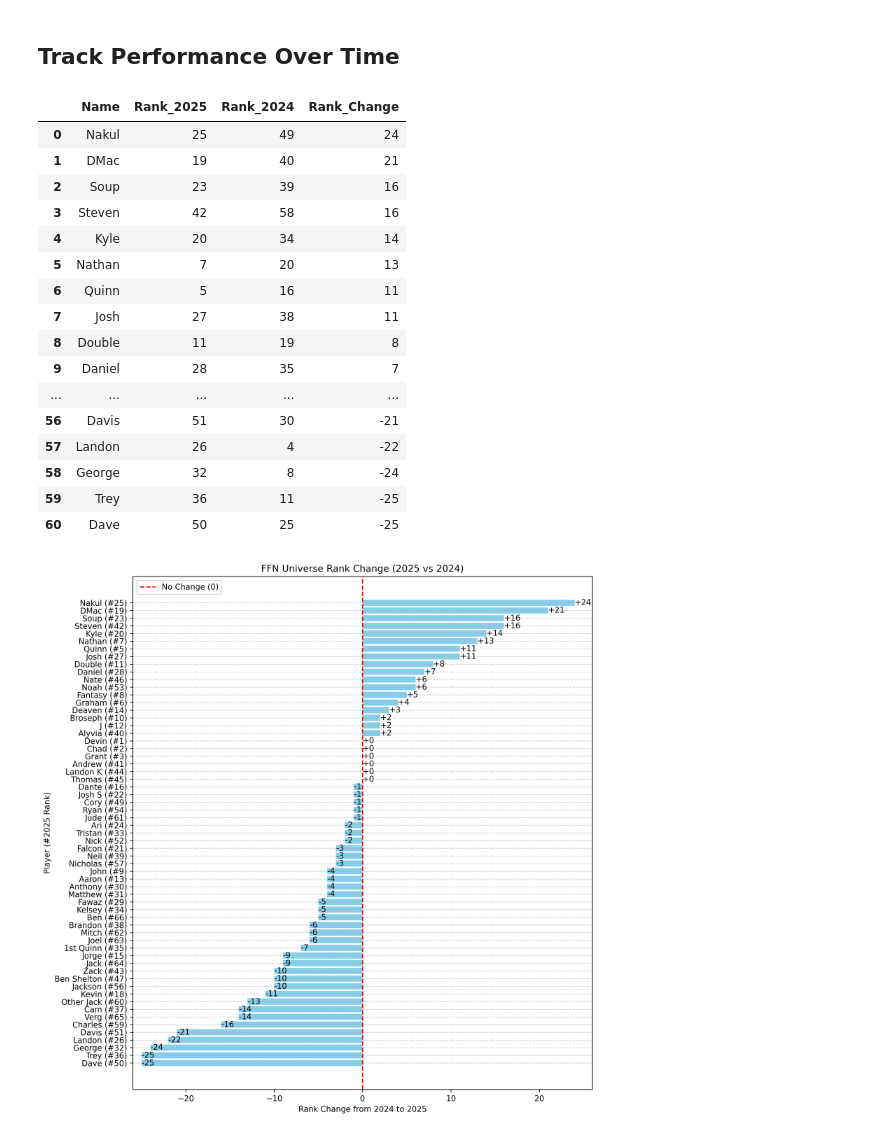
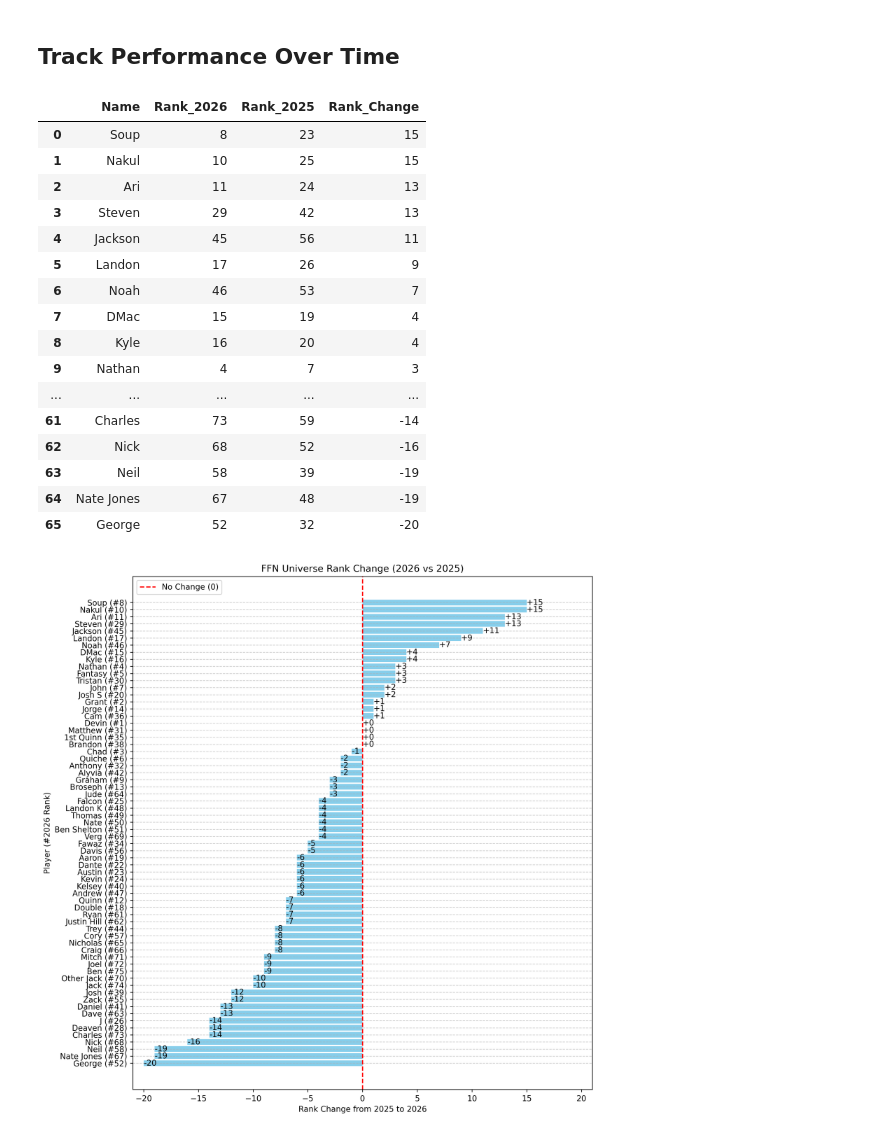
Before and after one commit to DevinD14/FFN_History, a Jupyter notebook: FFN_History_Analysis.ipynb, the cells around one changed output. Cells and saved outputs as stored; diff of their text form; code cells hidden in the pictures.

```diff
--- a/FFN_History_Analysis.ipynb
+++ b/FFN_History_Analysis.ipynb
@@ -568,6 +682,20 @@ print(latex_table_content)
 # %% [markdown]
 ## Track Performance Over Time
 # %%
+# March 2026 data
+march_2026_data = {
+    "Name": [
+        "Devin", "Grant", "Chad", "Nathan", "Fantasy", "Quiche", "John", "Soup", "Graham", "Nakul", "Ari",
+        "Quinn", "Broseph", "Jorge", "DMac", "Kyle", "Landon", "Double", "Aaron", "Josh S", "Tanner", "Dante",
+        "Austin", "Kevin", "Falcon", "J", "Tommy", "Deaven", "Steven", "Tristan", "Matthew", "Anthony", "Lucas",
+        "Fawaz", "1st Quinn", "Cam", "Jonah", "Brandon", "Josh", "Kelsey", "Daniel", "Alyvia", "George Drennen",
+        "Trey", "Jackson", "Noah", "Andrew", "Landon K", "Thomas", "Nate", "Ben Shelton", "George", "Danny Shay",
+        "Steven McDonald", "Zack", "Davis", "Cory", "Neil", "Eric", "Brandon Sedeska", "Ryan", "Justin Hill", "Dave",
+        "Jude", "Nicholas", "Craig", "Nate Jones", "Nick", "Verg", "Other Jack", "Mitch", "Joel", "Charles", "Jack", "Ben"
+    ],
+    "Rank_2026": list(range(1, 76))
+}
+
 # May 2025 data
 may_2025_data = {
     "Name": [
@@ -595,72 +723,73 @@ may_2024_data = {
 }
 
 # Create DataFrames
+df_2026 = pd.DataFrame(march_2026_data)
 df_2025 = pd.DataFrame(may_2025_data)
-df_2024 = pd.DataFrame(may_2024_data)
+#df_2024 = pd.DataFrame(may_2024_data)
 
 # Merge and calculate rank change
-merged_df = pd.merge(df_2025, df_2024, on="Name", how="left")
-merged_df["Rank_Change"] = merged_df["Rank_2024"] - merged_df["Rank_2025"]
+merged_df = pd.merge(df_2026, df_2025, on="Name", how="left")
+merged_df["Rank_Change"] = merged_df["Rank_2025"] - merged_df["Rank_2026"]
 
 # Drop missing and convert to int
 cleaned_df = merged_df.dropna(subset=["Rank_Change"])
-cleaned_df = cleaned_df.astype({"Rank_2025": int, "Rank_2024": int, "Rank_Change": int})
+cleaned_df = cleaned_df.astype({"Rank_2026": int, "Rank_2025": int, "Rank_Change": int})
 
 # Sort by Rank_Change descending, break ties with Rank_2025 ascending
-sorted_df = cleaned_df.sort_values(by=["Rank_Change", "Rank_2025"], ascending=[False, True]).reset_index(drop=True)
+sorted_df = cleaned_df.sort_values(by=["Rank_Change", "Rank_2026"], ascending=[False, True]).reset_index(drop=True)
 
 # Print result
 sorted_df
 # %% [output]
-|  | Name | Rank_2025 | Rank_2024 | Rank_Change |
-| 0 | Nakul | 25 | 49 | 24 |
-| 1 | DMac | 19 | 40 | 21 |
-| 2 | Soup | 23 | 39 | 16 |
-| 3 | Steven | 42 | 58 | 16 |
-| 4 | Kyle | 20 | 34 | 14 |
-| 5 | Nathan | 7 | 20 | 13 |
-| 6 | Quinn | 5 | 16 | 11 |
-| 7 | Josh | 27 | 38 | 11 |
-| 8 | Double | 11 | 19 | 8 |
-| 9 | Daniel | 28 | 35 | 7 |
+|  | Name | Rank_2026 | Rank_2025 | Rank_Change |
+| 0 | Soup | 8 | 23 | 15 |
+| 1 | Nakul | 10 | 25 | 15 |
+| 2 | Ari | 11 | 24 | 13 |
+| 3 | Steven | 29 | 42 | 13 |
+| 4 | Jackson | 45 | 56 | 11 |
+| 5 | Landon | 17 | 26 | 9 |
+| 6 | Noah | 46 | 53 | 7 |
+| 7 | DMac | 15 | 19 | 4 |
+| 8 | Kyle | 16 | 20 | 4 |
+| 9 | Nathan | 4 | 7 | 3 |
 | ... | ... | ... | ... | ... |
-| 56 | Davis | 51 | 30 | -21 |
-| 57 | Landon | 26 | 4 | -22 |
-| 58 | George | 32 | 8 | -24 |
-| 59 | Trey | 36 | 11 | -25 |
-| 60 | Dave | 50 | 25 | -25 |
+| 61 | Charles | 73 | 59 | -14 |
+| 62 | Nick | 68 | 52 | -16 |
+| 63 | Neil | 58 | 39 | -19 |
+| 64 | Nate Jones | 67 | 48 | -19 |
+| 65 | George | 52 | 32 | -20 |
 # %%
 # Prepare for plot
 sorted_df_plot = sorted_df[::-1].copy()
-sorted_df_plot["Label"] = sorted_df_plot.apply(lambda row: f"{row['Name']} (#{row['Rank_2025']})", axis=1)
+sorted_df_plot["Label"] = sorted_df_plot.apply(lambda row: f"{row['Name']} (#{row['Rank_2026']})", axis=1)
 
 # Determine x-axis limits for symmetry
 deviation_above = sorted_df_plot["Rank_Change"].max()
 deviation_below = sorted_df_plot["Rank_Change"].min()
 max_deviation = max(abs(deviation_above), abs(deviation_below))
 x_min = -max_deviation - 1
 x_max = max_deviation + 1
 
 # Plotting
 plt.figure(figsize=(10, 10), dpi=250)
 plt.barh(sorted_df_plot["Label"], sorted_df_plot["Rank_Change"], color="skyblue")
 plt.axvline(0, color="red", linestyle="--", label="No Change (0)")
 
 plt.xlim([x_min, x_max])
-plt.xlabel("Rank Change from 2024 to 2025")
-plt.ylabel("Player (#2025 Rank)")
-plt.title("FFN Universe Rank Change (2025 vs 2024)")
+plt.xlabel("Rank Change from 2025 to 2026")
+plt.ylabel("Player (#2026 Rank)")
+plt.title("FFN Universe Rank Change (2026 vs 2025)")
 plt.legend(loc="upper left")
 
 # Add change values at bar ends
 for index, value in enumerate(sorted_df_plot["Rank_Change"]):
     plt.text(value, index, f"{value:+}", va="center")
 
 plt.grid(axis="y", linestyle="--", alpha=0.6)
 plt.tight_layout()
 plt.show()
 # %% [output]
-[figure, old version]
+[figure, new version]
 # %%
 # # Initialize a dictionary to store the R^2 values
 # r2_values = {}
```
Also changed, not shown: parts of 8 cells of this notebook.
